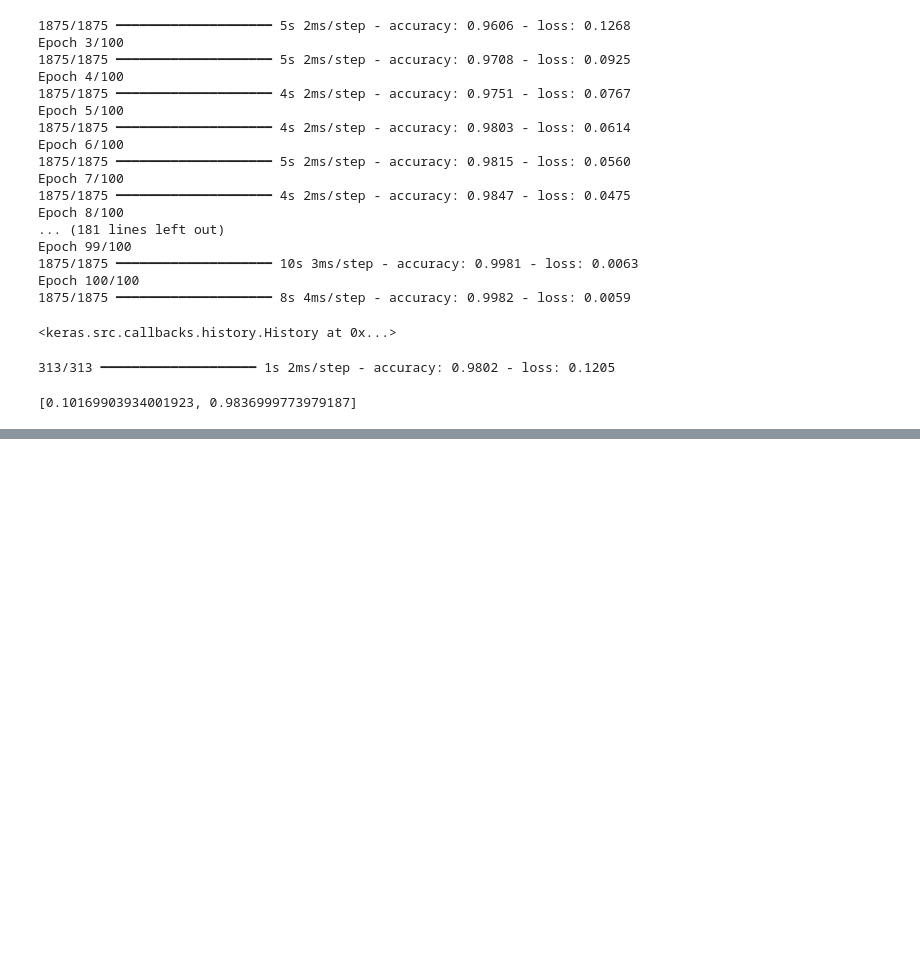
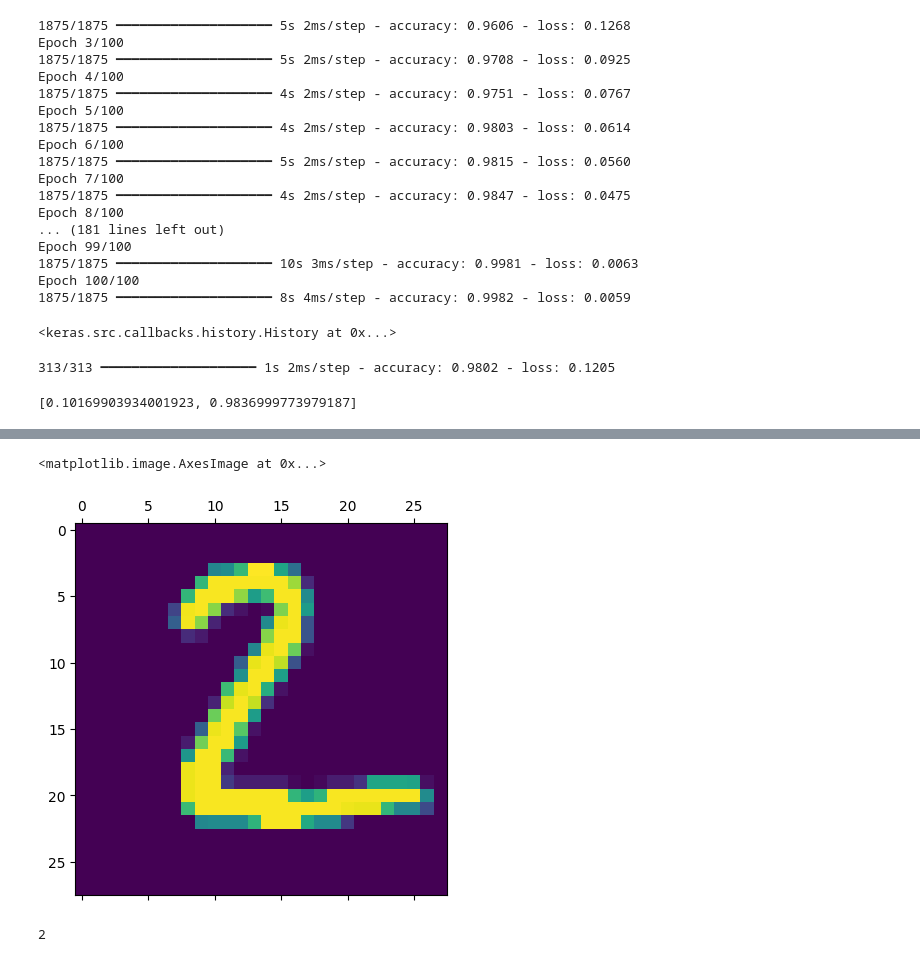
Before and after one commit to mikist23/python_projects, a Jupyter notebook: deep_learning_digit_recognition.ipynb, the cells around one changed output, grey strips where cells are left out. Cells and saved outputs as stored; diff of their text form; code cells hidden in the pictures; blank space fills up the shorter version.

```diff
--- a/deep_learning_digit_recognition.ipynb
+++ b/deep_learning_digit_recognition.ipynb
@@ -112,0 +116,9 @@ AttributeError: module 'seaborn' has no attribute 'headmap'
+# %%
+plt.matshow(X_test[1])
+# %% [output]
+<matplotlib.image.AxesImage at 0x...>
+[figure, added]
+# %%
+np.argmax(y_predicted[1])
+# %% [output]
+2
```
Also changed, not shown: parts of 1 cell of this notebook.
